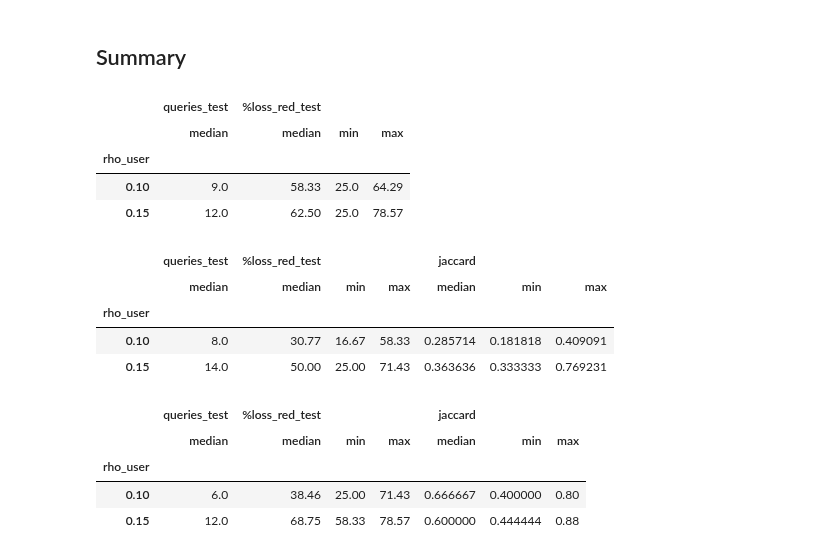
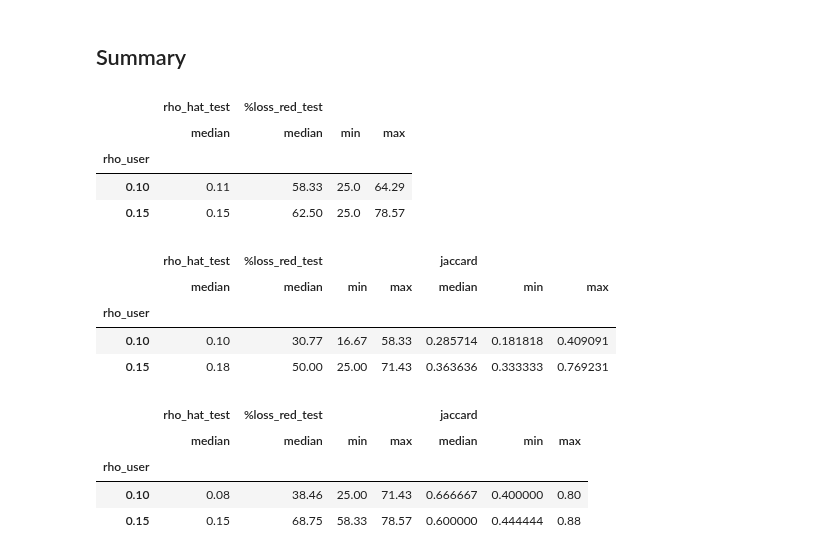
Before and after one commit to cesar-claros/synergistic, a Jupyter notebook: socialadsnet_AAAI.ipynb, the cells around one changed output. Saved outputs shown, nothing was run; the diff lists cells and outputs as text; code cells hidden in the pictures.

```diff
--- a/socialadsnet_AAAI.ipynb
+++ b/socialadsnet_AAAI.ipynb
@@ -160,7 +160,7 @@ def baselineCriteria(y_val, y_val_pred_soft, y_val_pred_th, y_test, y_test_pred_
       Sp0        = [spearmanr(f_test[i,:],trust_test)[0] for i in range(f_test.shape[0])]
       score_table['jaccard']  = J0
       score_table['spearman'] = Sp0
-      return crit_table,score_table
+      return crit_table,score_table,crit_test
 # %% [markdown]
 ## Signailing function & baselines
 # %%
@@ -222,14 +222,10 @@ for sample, test in kf.split(Data_X, Data_y):
         X_val_GP   = scaleX_GP.transform(X_val_GP)
         X_test_GP  = scaleX_GP.transform(X_test_GP)
 
-    else:
-        X_train_GP = X_train
-        X_val_GP   = X_val
-        X_test_GP  = X_test
-        scaleX_GP  = preprocessing.StandardScaler().fit(X_train_GP)
-        X_train_GP = scaleX_GP.transform(X_train_GP)
-        X_val_GP   = scaleX_GP.transform(X_val_GP)
-        X_test_GP  = scaleX_GP.transform(X_test_GP)
+    scaleX_GP  = preprocessing.StandardScaler().fit(X_train)
+    X_train_GP = scaleX_GP.transform(X_train)
+    X_val_GP   = scaleX_GP.transform(X_val)
+    X_test_GP  = scaleX_GP.transform(X_test)
 
     # Signailing function. Call
     table, exp = signalingFunction(X_train_GP, y_train, y_train_pred_th, X_val_GP, y_val, y_val_pred_th, X_test_GP, y_test, y_test_pred_th)
@@ -243,7 +239,7 @@ for sample, test in kf.split(Data_X, Data_y):
     trust_test = trust_model.get_score(X_test_GP, y_test_pred_th)
 
     # Baseline for comparison
-    crit_table,score_table = baselineCriteria(y_val, y_val_pred_soft, y_val_pred_th, y_test, y_test_pred_soft, y_test_pred_th, table, exp, clf, trust_val, trust_test)
+    crit_table,score_table,crit_test = baselineCriteria(y_val, y_val_pred_soft, y_val_pred_th, y_test, y_test_pred_soft, y_test_pred_th, table, exp, clf, trust_val, trust_test)
     report_criteria.append(pd.concat([pd.DataFrame({'fold':[fold]*crit_table.shape[0]}),crit_table],axis=1))
     trust_criteria.append(pd.concat([pd.DataFrame({'fold':[fold]*score_table.shape[0]}),score_table],axis=1))
 
@@ -261,6 +257,7 @@ for sample, test in kf.split(Data_X, Data_y):
         exp_surface_plot     = exp
         table_surface_plot   = table
         trust_surface_plot   = trust_test
+        crit_surface_plot    = crit_test
     fold +=1
     del(model)
 # %% [markdown]
@@ -459,31 +534,31 @@ plt.tight_layout()
 ## Summary
 # %%
 report_table_concat = pd.concat(report_table)
-report_table_concat = report_table_concat.groupby('rho_user').agg({"queries_test":[np.median],"%loss_red_test": [np.median,min, max]})
+report_table_concat = report_table_concat.groupby('rho_user').agg({"rho_hat_test":[np.median],"%loss_red_test": [np.median,min, max]})
 report_table_concat
 # %% [output]
-|  | queries_test | %loss_red_test |  |  |
+|  | rho_hat_test | %loss_red_test |  |  |
 |  | median | median | min | max |
 | rho_user |  |  |  |  |
-| 0.10 | 9.0 | 58.33 | 25.0 | 64.29 |
-| 0.15 | 12.0 | 62.50 | 25.0 | 78.57 |
+| 0.10 | 0.11 | 58.33 | 25.0 | 64.29 |
+| 0.15 | 0.15 | 62.50 | 25.0 | 78.57 |
 # %%
 report_criteria_concat = pd.concat(report_criteria)
-report_criteria_concat = report_criteria_concat.groupby('rho_user').agg({"queries_test":[np.median],"%loss_red_test":[np.median,min, max],"jaccard":[np.median,min, max]})
+report_criteria_concat = report_criteria_concat.groupby('rho_user').agg({"rho_hat_test":[np.median],"%loss_red_test":[np.median,min, max],"jaccard":[np.median,min, max]})
 report_criteria_concat
 # %% [output]
-|  | queries_test | %loss_red_test |  |  | jaccard |  |  |
+|  | rho_hat_test | %loss_red_test |  |  | jaccard |  |  |
 |  | median | median | min | max | median | min | max |
 | rho_user |  |  |  |  |  |  |  |
-| 0.10 | 8.0 | 30.77 | 16.67 | 58.33 | 0.285714 | 0.181818 | 0.409091 |
-| 0.15 | 14.0 | 50.00 | 25.00 | 71.43 | 0.363636 | 0.333333 | 0.769231 |
+| 0.10 | 0.10 | 30.77 | 16.67 | 58.33 | 0.285714 | 0.181818 | 0.409091 |
+| 0.15 | 0.18 | 50.00 | 25.00 | 71.43 | 0.363636 | 0.333333 | 0.769231 |
 # %%
 report_trust_concat    = pd.concat(trust_criteria)
-report_trust_concat    = report_trust_concat.groupby('rho_user').agg({"queries_test":[np.median],"%loss_red_test":[np.median,min, max],"jaccard":[np.median,min, max]})
+report_trust_concat    = report_trust_concat.groupby('rho_user').agg({"rho_hat_test":[np.median],"%loss_red_test":[np.median,min, max],"jaccard":[np.median,min, max]})
 report_trust_concat
 # %% [output]
-|  | queries_test | %loss_red_test |  |  | jaccard |  |  |
+|  | rho_hat_test | %loss_red_test |  |  | jaccard |  |  |
 |  | median | median | min | max | median | min | max |
 | rho_user |  |  |  |  |  |  |  |
-| 0.10 | 6.0 | 38.46 | 25.00 | 71.43 | 0.666667 | 0.400000 | 0.80 |
-| 0.15 | 12.0 | 68.75 | 58.33 | 78.57 | 0.600000 | 0.444444 | 0.88 |
+| 0.10 | 0.08 | 38.46 | 25.00 | 71.43 | 0.666667 | 0.400000 | 0.80 |
+| 0.15 | 0.15 | 68.75 | 58.33 | 78.57 | 0.600000 | 0.444444 | 0.88 |
```
Also changed, not shown: parts of 4 cells of this notebook.
